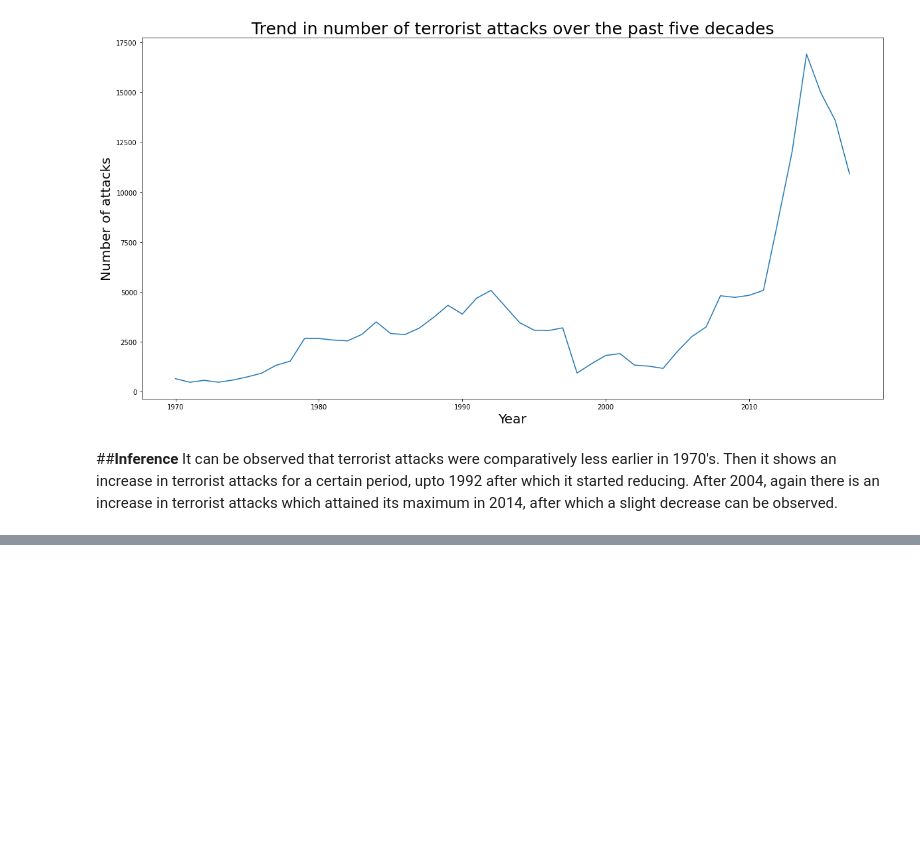
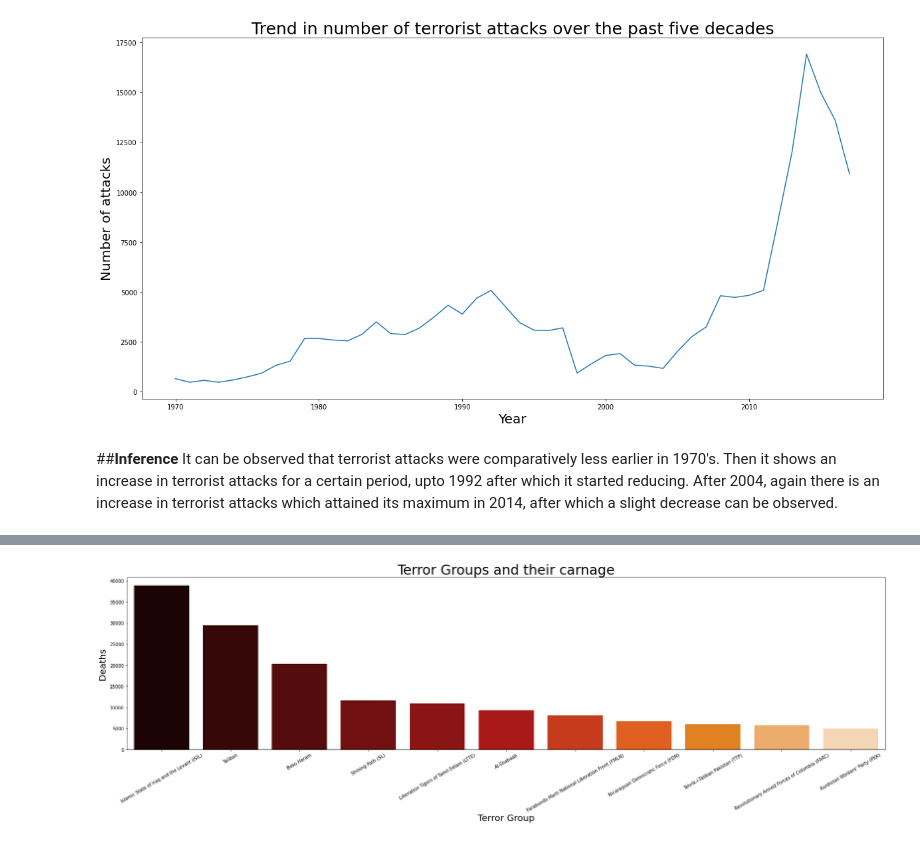
Before and after one commit to manjusreekc/EDA-Global-Terrorism-Analysis, a Jupyter notebook: Global_Terrorism_Analysis_EDA_Capstone_Project.ipynb, the cells around one changed output, grey strips where cells are left out. Saved outputs shown, nothing was run; the diff lists cells and outputs as text; code cells hidden in the pictures; blank space fills up the shorter version.

```diff
--- a/Global_Terrorism_Analysis_EDA_Capstone_Project.ipynb
+++ b/Global_Terrorism_Analysis_EDA_Capstone_Project.ipynb
@@ -615,0 +683,2 @@ It can be observed that terrorist attacks were comparatively less earlier in 197
+# %%
+df9=gtd_df.groupby("gname")["deaths"].sum().reset_index().rename(columns = {'gname':'Terror Group', 'deaths':'Deaths'}).sort_values(by ='Deaths',ascending = False)
@@ -615,0 +700,9 @@ It can be observed that terrorist attacks were comparatively less earlier in 197
+# %%
+sns.barplot(data = df9[1:12], x = 'Terror Group', y = 'Deaths', palette = 'gist_heat').tick_params(axis='x', rotation=30)
+plt.rcParams["figure.figsize"]=(25,10)
+plt.title('Terror Groups and their carnage', fontsize = 30)
+plt.xlabel('Terror Group', fontsize = 20)
+plt.ylabel('Deaths ', fontsize = 20)
+plt.show()
+# %% [output]
+[figure, added]
```
Also changed, not shown: parts of 12 cells of this notebook.
